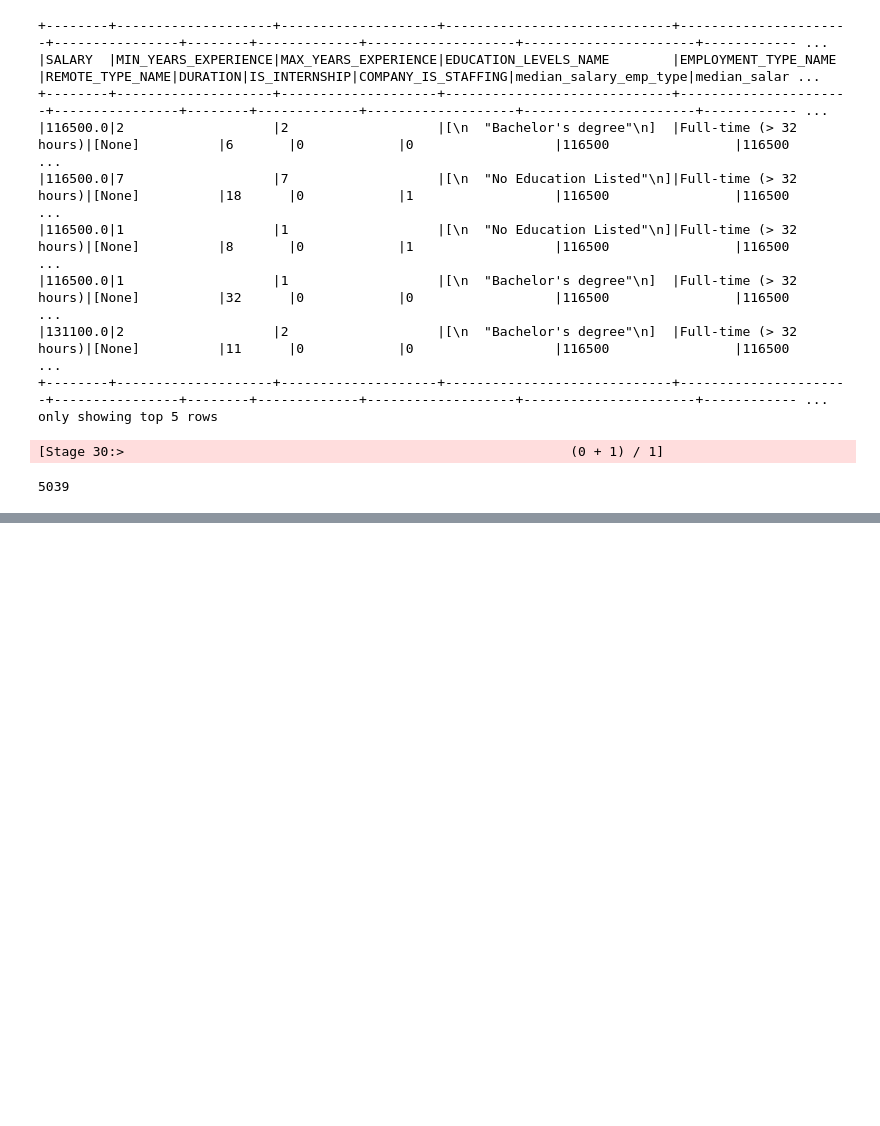
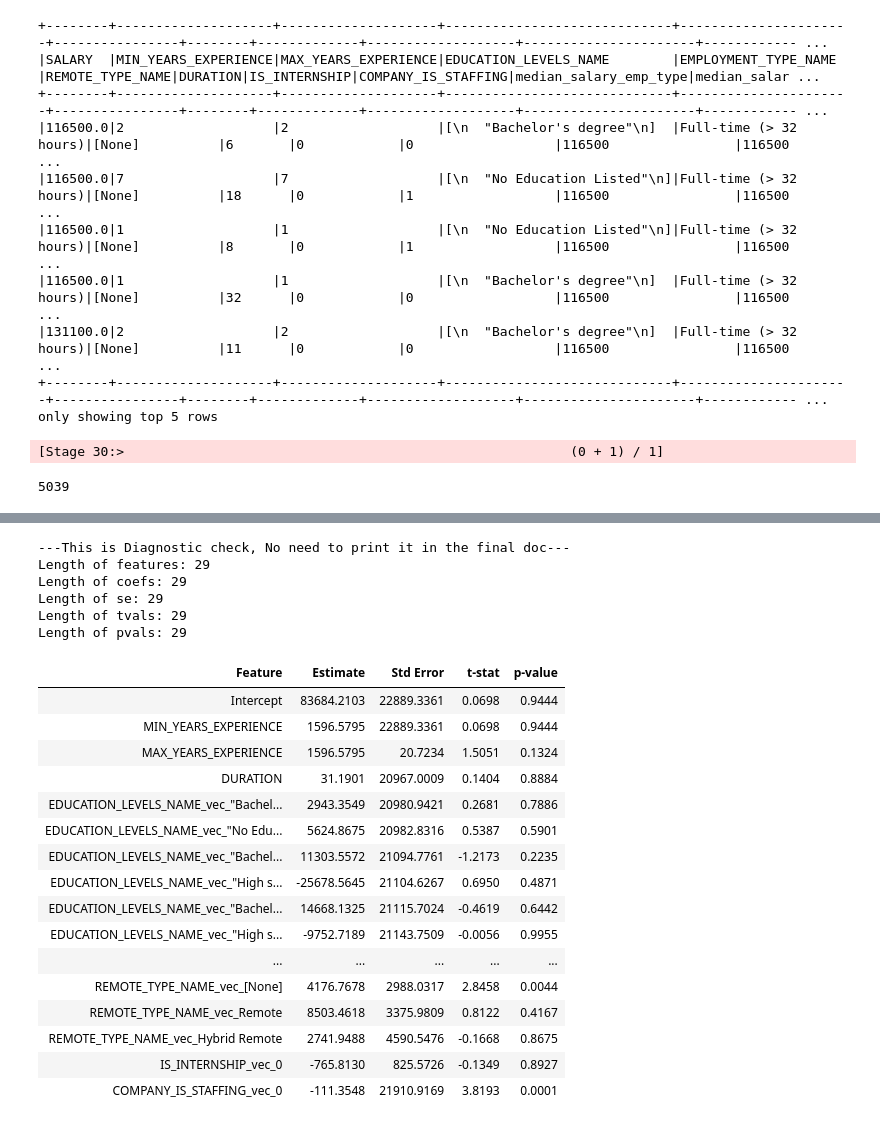
Before and after one commit to julio1the/A4, a Jupyter notebook: assignment04_sol.ipynb, the cells around one changed output, grey strips where cells are left out. Saved outputs shown, nothing was run; the diff lists cells and outputs as text; code cells hidden in the pictures; blank space fills up the shorter version.

```diff
--- a/assignment04_sol.ipynb
+++ b/assignment04_sol.ipynb
@@ -239,0 +517,60 @@ print((regression_test.count(), len(regression_test.columns)))
+# %%
+# 1. Pull feature names directly from Java backend
+feature_names = poly_summary._call_java("featureNames")
+
+# 2. Construct full table including intercept
+poly_features = ["Intercept"] + feature_names
+poly_coefs = [poly_glr_max_years_model.intercept] + list(poly_glr_max_years_model.coefficients)
+poly_se = list(poly_summary.coefficientStandardErrors)
+poly_tvals = list(poly_summary.tValues)
+poly_pvals = list(poly_summary.pValues)
+
+print("---This is Diagnostic check, No need to print it in the final doc---")
+print("Length of features:", len(poly_features))
+print("Length of coefs:", len(poly_coefs))
+print("Length of se:", len(poly_se))
+print("Length of tvals:", len(poly_tvals))
+print("Length of pvals:", len(poly_pvals))
+# %% [output]
+---This is Diagnostic check, No need to print it in the final doc---
+Length of features: 29
+Length of coefs: 29
+Length of se: 29
+Length of tvals: 29
+Length of pvals: 29
+# %%
+import pandas as pd
+from tabulate import tabulate
+from IPython.display import HTML
+
+poly_coef_table = pd.DataFrame({
+    "Feature": poly_features,
+    "Estimate": [f"{v:.4f}" if v is not None else None for v in poly_coefs],
+    "Std Error": [f"{v:.4f}" if v is not None else None for v in poly_se],
+    "t-stat": [f"{v:.4f}" if v is not None else None for v in poly_tvals],
+    "p-value": [f"{v:.4f}" if v is not None else None for v in poly_pvals]
+})
+
+# 4. Save for report
+poly_coef_table.to_csv("output/poly_summary.csv", index=False)
+
+# 5. Optional pretty print
+HTML(poly_coef_table.to_html(index=False))
+# %% [output]
+| Feature | Estimate | Std Error | t-stat | p-value |
+| Intercept | 83684.2103 | 22889.3361 | 0.0698 | 0.9444 |
+| MIN_YEARS_EXPERIENCE | 1596.5795 | 22889.3361 | 0.0698 | 0.9444 |
+| MAX_YEARS_EXPERIENCE | 1596.5795 | 20.7234 | 1.5051 | 0.1324 |
+| DURATION | 31.1901 | 20967.0009 | 0.1404 | 0.8884 |
+| EDUCATION_LEVELS_NAME_vec_"Bachel... | 2943.3549 | 20980.9421 | 0.2681 | 0.7886 |
+| EDUCATION_LEVELS_NAME_vec_"No Edu... | 5624.8675 | 20982.8316 | 0.5387 | 0.5901 |
+| EDUCATION_LEVELS_NAME_vec_"Bachel... | 11303.5572 | 21094.7761 | -1.2173 | 0.2235 |
+| EDUCATION_LEVELS_NAME_vec_"High s... | -25678.5645 | 21104.6267 | 0.6950 | 0.4871 |
+| EDUCATION_LEVELS_NAME_vec_"Bachel... | 14668.1325 | 21115.7024 | -0.4619 | 0.6442 |
+| EDUCATION_LEVELS_NAME_vec_"High s... | -9752.7189 | 21143.7509 | -0.0056 | 0.9955 |
+| ... | ... | ... | ... | ... |
+| REMOTE_TYPE_NAME_vec_[None] | 4176.7678 | 2988.0317 | 2.8458 | 0.0044 |
+| REMOTE_TYPE_NAME_vec_Remote | 8503.4618 | 3375.9809 | 0.8122 | 0.4167 |
+| REMOTE_TYPE_NAME_vec_Hybrid Remote | 2741.9488 | 4590.5476 | -0.1668 | 0.8675 |
+| IS_INTERNSHIP_vec_0 | -765.8130 | 825.5726 | -0.1349 | 0.8927 |
+| COMPANY_IS_STAFFING_vec_0 | -111.3548 | 21910.9169 | 3.8193 | 0.0001 |
```
Also changed, not shown: parts of 23 cells of this notebook.
